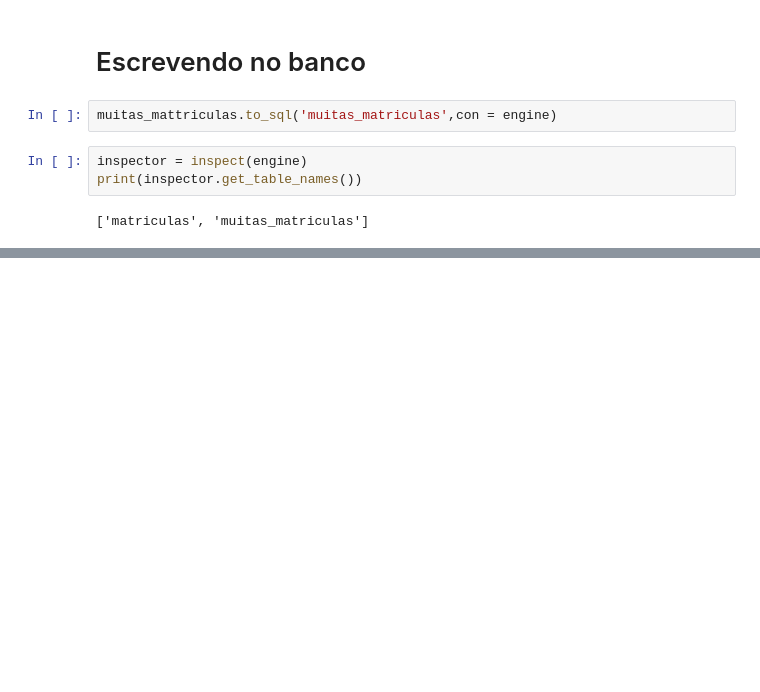
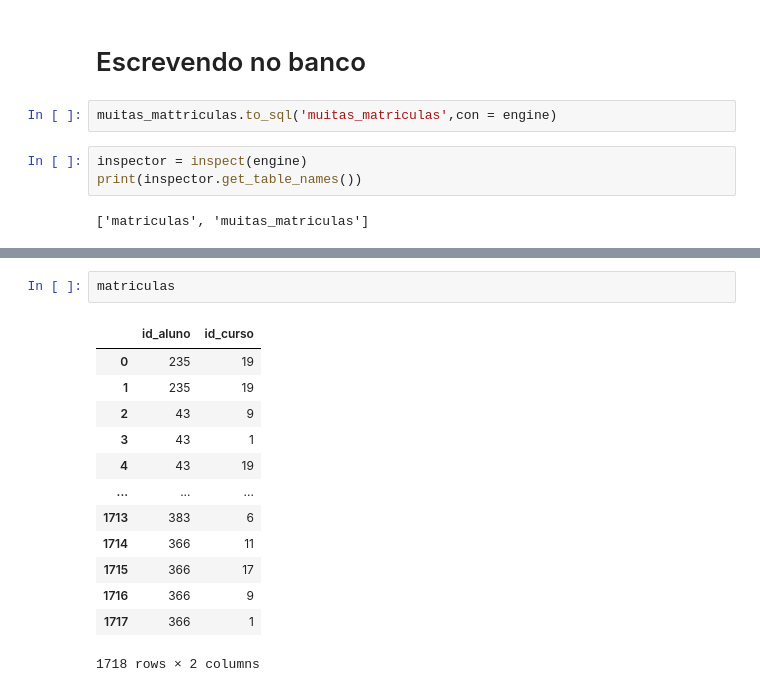
Before and after one commit to GabrielTB1/Pandas-IO, a Jupyter notebook: Pandas_IO.ipynb, the cells around one changed output, grey strips where cells are left out. Saved outputs shown, nothing was run; the diff lists cells and outputs as text; blank space fills up the shorter version.

```diff
--- a/Pandas_IO.ipynb
+++ b/Pandas_IO.ipynb
@@ -452,0 +476,16 @@ print(inspector.get_table_names())
+# %%
+matriculas
+# %% [output]
+|  | id_aluno | id_curso |
+| 0 | 235 | 19 |
+| 1 | 235 | 19 |
+| 2 | 43 | 9 |
+| 3 | 43 | 1 |
+| 4 | 43 | 19 |
+| ... | ... | ... |
+| 1713 | 383 | 6 |
+| 1714 | 366 | 11 |
+| 1715 | 366 | 17 |
+| 1716 | 366 | 9 |
+| 1717 | 366 | 1 |
+1718 rows × 2 columns
```
Also changed, not shown: parts of 12 cells of this notebook.
